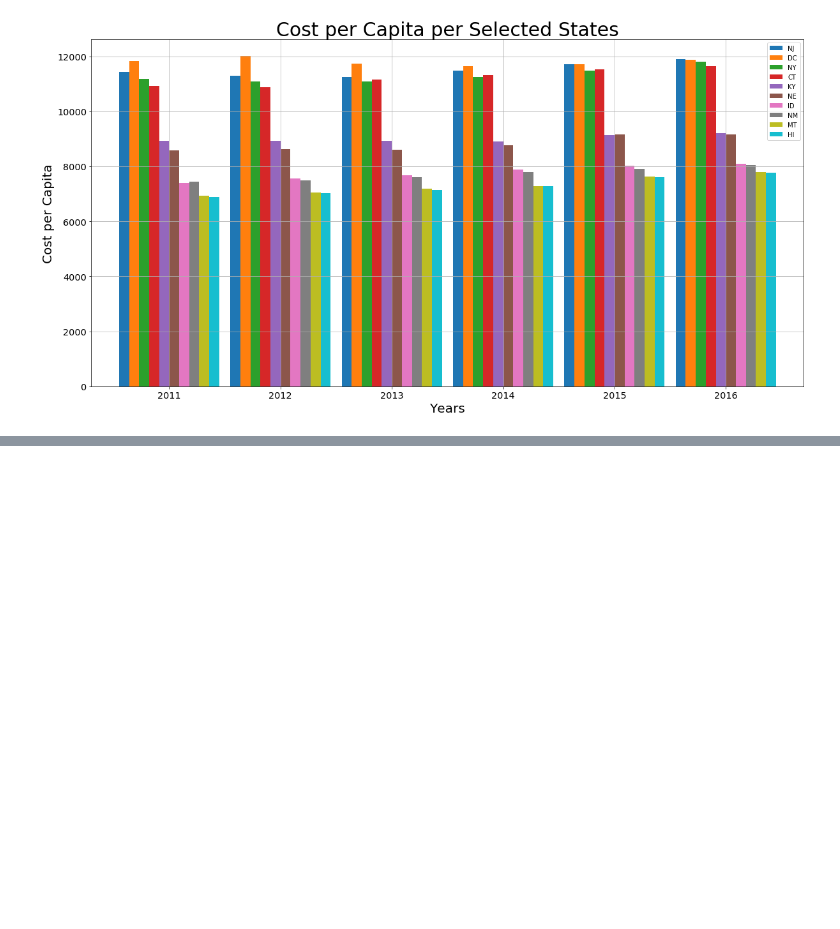
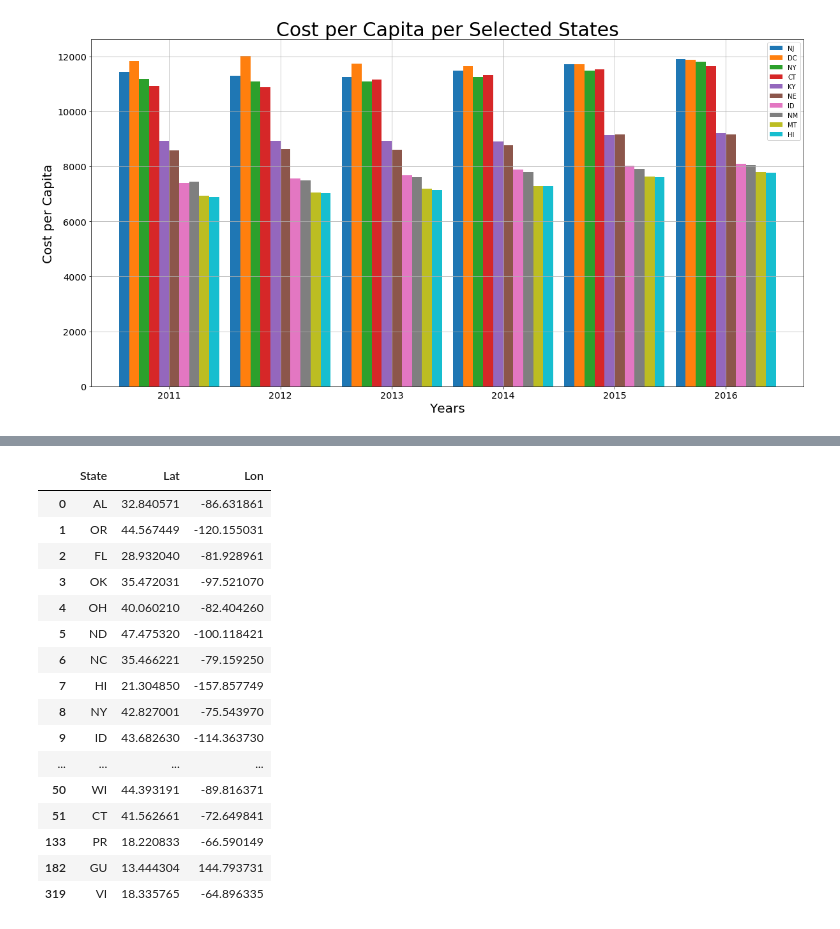
Before and after one commit to Rshn8411/project1, a Jupyter notebook: DL_Graphs/2011_2016_Graphs.ipynb, the cells around one changed output, grey strips where cells are left out. Drawn from its saved outputs; the diff is of its cells as text; code cells hidden in the pictures; blank space fills up the shorter version.

```diff
--- a/DL_Graphs/2011_2016_Graphs.ipynb
+++ b/DL_Graphs/2011_2016_Graphs.ipynb
@@ -348,0 +376,27 @@ plt.savefig('../Images/cost_per_capita_bar_2011')
+# %%
+us_loc = pd.read_csv('../Clean_2011_2016/overall_clean_obesity_data.csv')
+us_loca = us_loc[['State', 'GeoLocation']].drop_duplicates()
+us_loca[['Lat','Lon']] = us_loca.GeoLocation.str.split(expand=True)
+us_loca['Lat']=us_loca['Lat'].str.replace('(', '').str.replace(',', '').astype(float)
+us_loca['Lon']=us_loca['Lon'].str.replace(')', '').astype(float)
+us_locations = us_loca[['State', 'Lat', 'Lon']]
+us_locations = us_locations.dropna()
+us_locations
+# %% [output]
+|  | State | Lat | Lon |
+| 0 | AL | 32.840571 | -86.631861 |
+| 1 | OR | 44.567449 | -120.155031 |
+| 2 | FL | 28.932040 | -81.928961 |
+| 3 | OK | 35.472031 | -97.521070 |
+| 4 | OH | 40.060210 | -82.404260 |
+| 5 | ND | 47.475320 | -100.118421 |
+| 6 | NC | 35.466221 | -79.159250 |
+| 7 | HI | 21.304850 | -157.857749 |
+| 8 | NY | 42.827001 | -75.543970 |
+| 9 | ID | 43.682630 | -114.363730 |
+| ... | ... | ... | ... |
+| 50 | WI | 44.393191 | -89.816371 |
+| 51 | CT | 41.562661 | -72.649841 |
+| 133 | PR | 18.220833 | -66.590149 |
+| 182 | GU | 13.444304 | 144.793731 |
+| 319 | VI | 18.335765 | -64.896335 |
```
Also changed, not shown: parts of 11 cells of this notebook, 5 other files.
